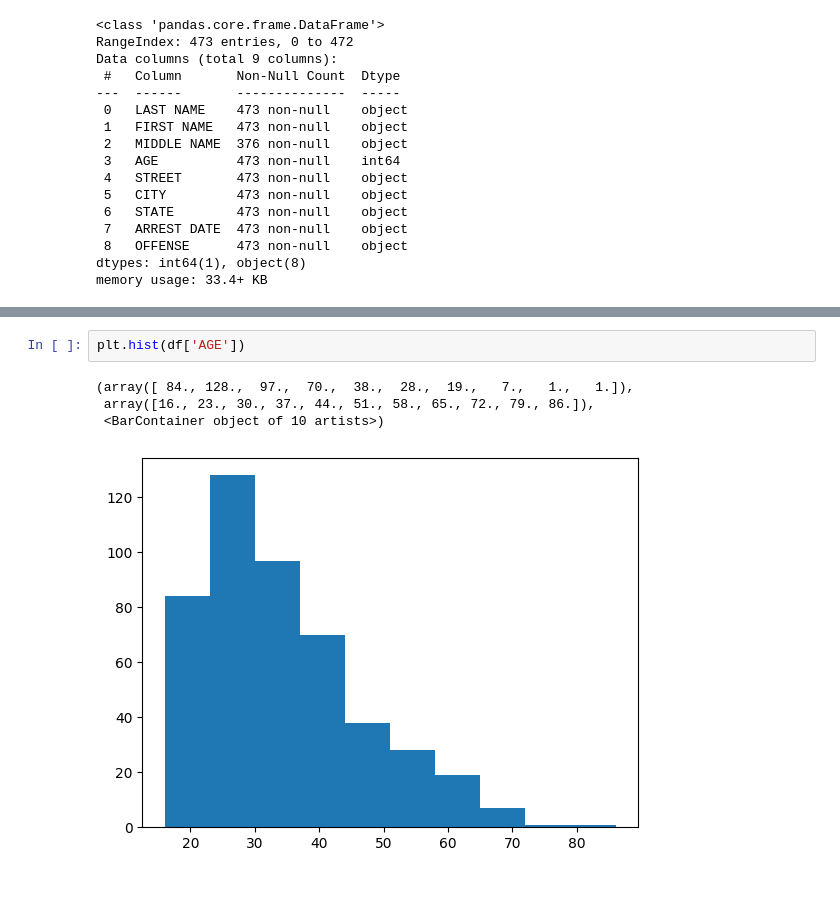
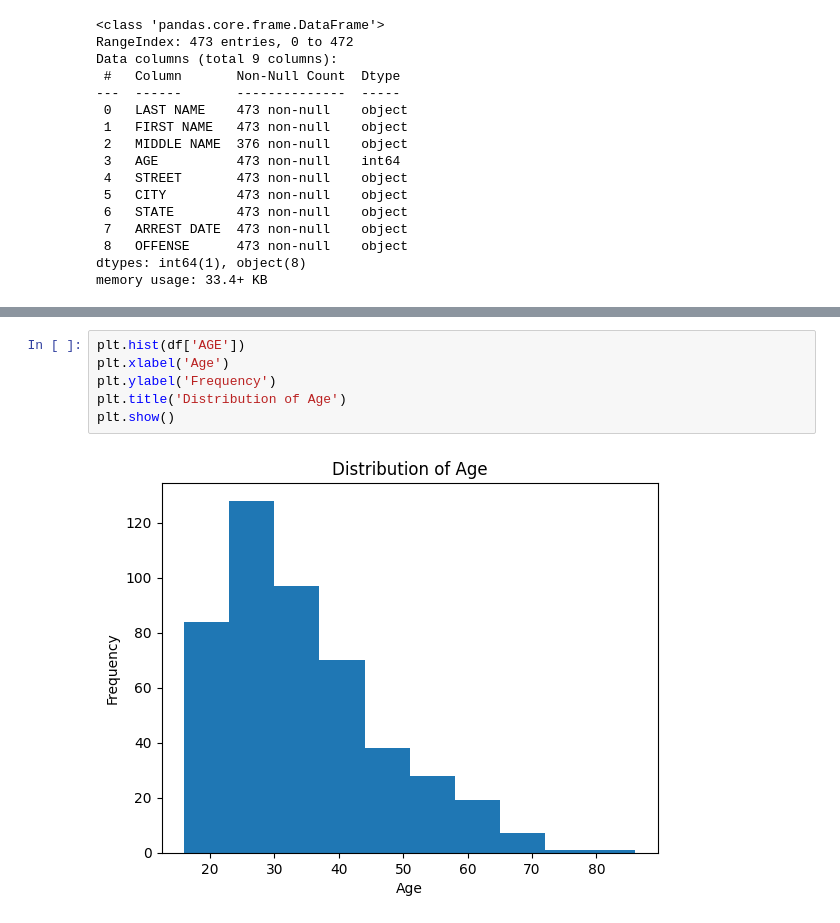
Before and after one commit to adinsa1/DATA205-PROJECT, a Jupyter notebook: AssefaData205Project.ipynb, the cells around one changed output, grey strips where cells are left out. Cells and saved outputs as stored; diff of their text form; blank space fills up the shorter version.

```diff
--- a/AssefaData205Project.ipynb
+++ b/AssefaData205Project.ipynb
@@ -45,10 +37,11 @@ plt.scatter(df['AGE'],df['OFFENSE'])
-# %%
-plt.hist(df['AGE'])
-# %% [output]
-(array([ 84., 128.,  97.,  70.,  38.,  28.,  19.,   7.,   1.,   1.]),
- array([16., 23., 30., 37., 44., 51., 58., 65., 72., 79., 86.]),
- <BarContainer object of 10 artists>)
-[figure, removed]
+# %%
+plt.hist(df['AGE'])
+plt.xlabel('Age')
+plt.ylabel('Frequency')
+plt.title('Distribution of Age')
+plt.show()
+# %% [output]
+[figure, added]
 # %%
 # prompt: which day of the week the most crime happen?
 
```
Also changed, not shown: parts of 6 cells of this notebook.
